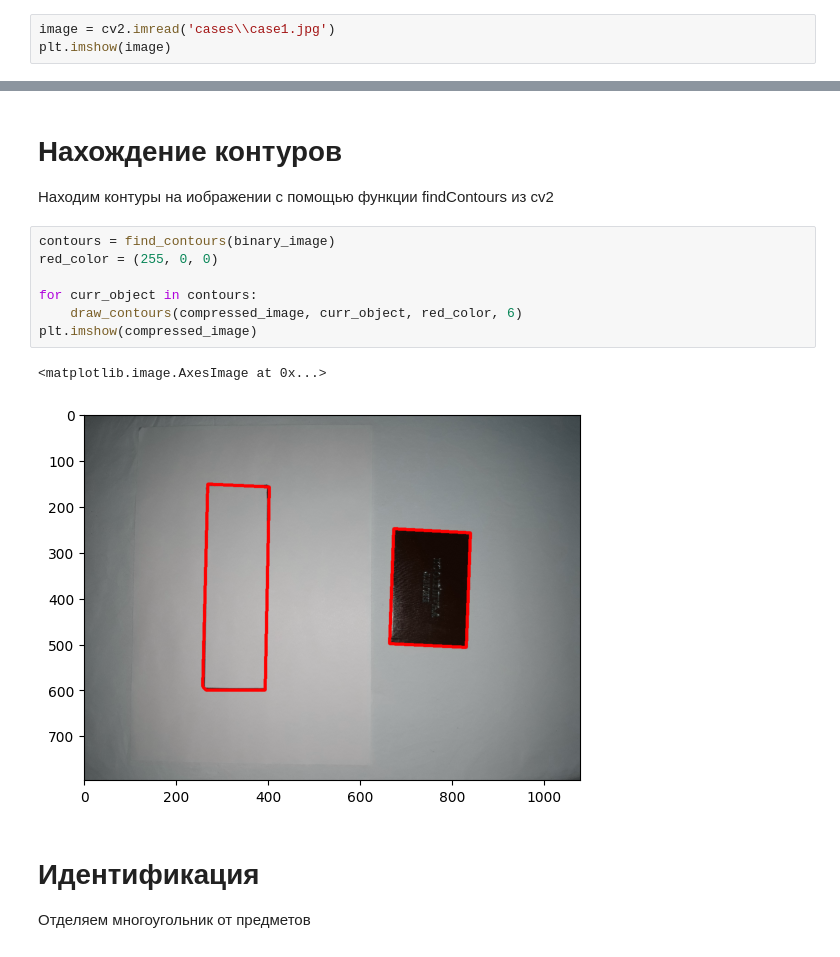
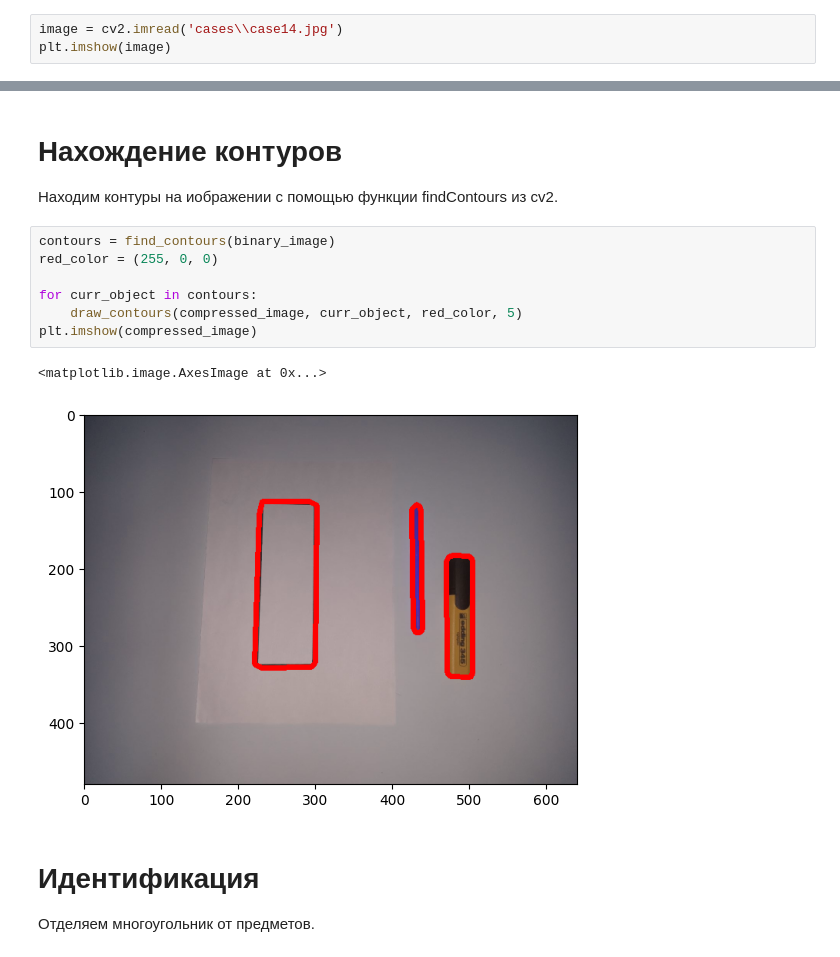
Before and after one commit to lyzhina/IntelligentPlacer, a Jupyter notebook: intelligent_placer_run.ipynb, the cells around one changed output, grey strips where cells are left out. Drawn from its saved outputs; the diff is of its cells as text.

```diff
--- a/intelligent_placer_run.ipynb
+++ b/intelligent_placer_run.ipynb
@@ -11,5 +10,5 @@ from intelligent_placer import compress_image, prepare_image, find_contours, sep
 # %%
-image = cv2.imread('cases\\case1.jpg')
+image = cv2.imread('cases\\case14.jpg')
 plt.imshow(image)
 # %% [output]
 <matplotlib.image.AxesImage at 0x...>
@@ -27,19 +26,19 @@ plt.imshow(binary_image)
 # %% [markdown]
 # Нахождение контуров
-Находим контуры на иображении с помощью функции findContours из cv2
+Находим контуры на иображении с помощью функции findContours из cv2.
 # %%
 contours = find_contours(binary_image)
 red_color = (255, 0, 0)
 
 for curr_object in contours:
-    draw_contours(compressed_image, curr_object, red_color, 6)
+    draw_contours(compressed_image, curr_object, red_color, 5)
 plt.imshow(compressed_image)
 # %% [output]
 <matplotlib.image.AxesImage at 0x...>
-[figure, old version]
+[figure, new version]
 # %% [markdown]
 # Идентификация
-Отделяем многоугольник от предметов
+Отделяем многоугольник от предметов.
 # %%
 polygon, objects = separate_polygon(contours)
 
```
Also changed, not shown: parts of 26 cells of this notebook, 16 other files.
